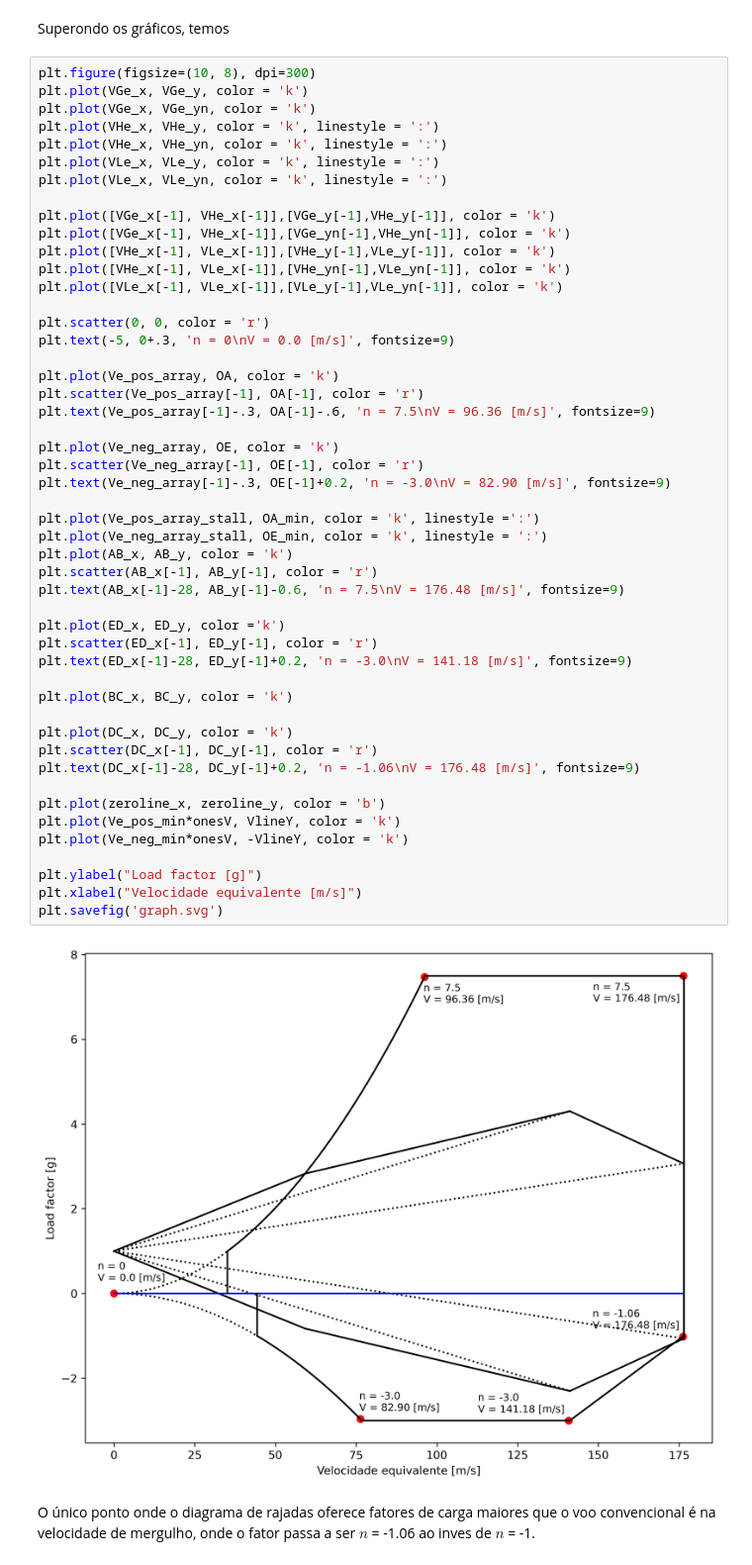
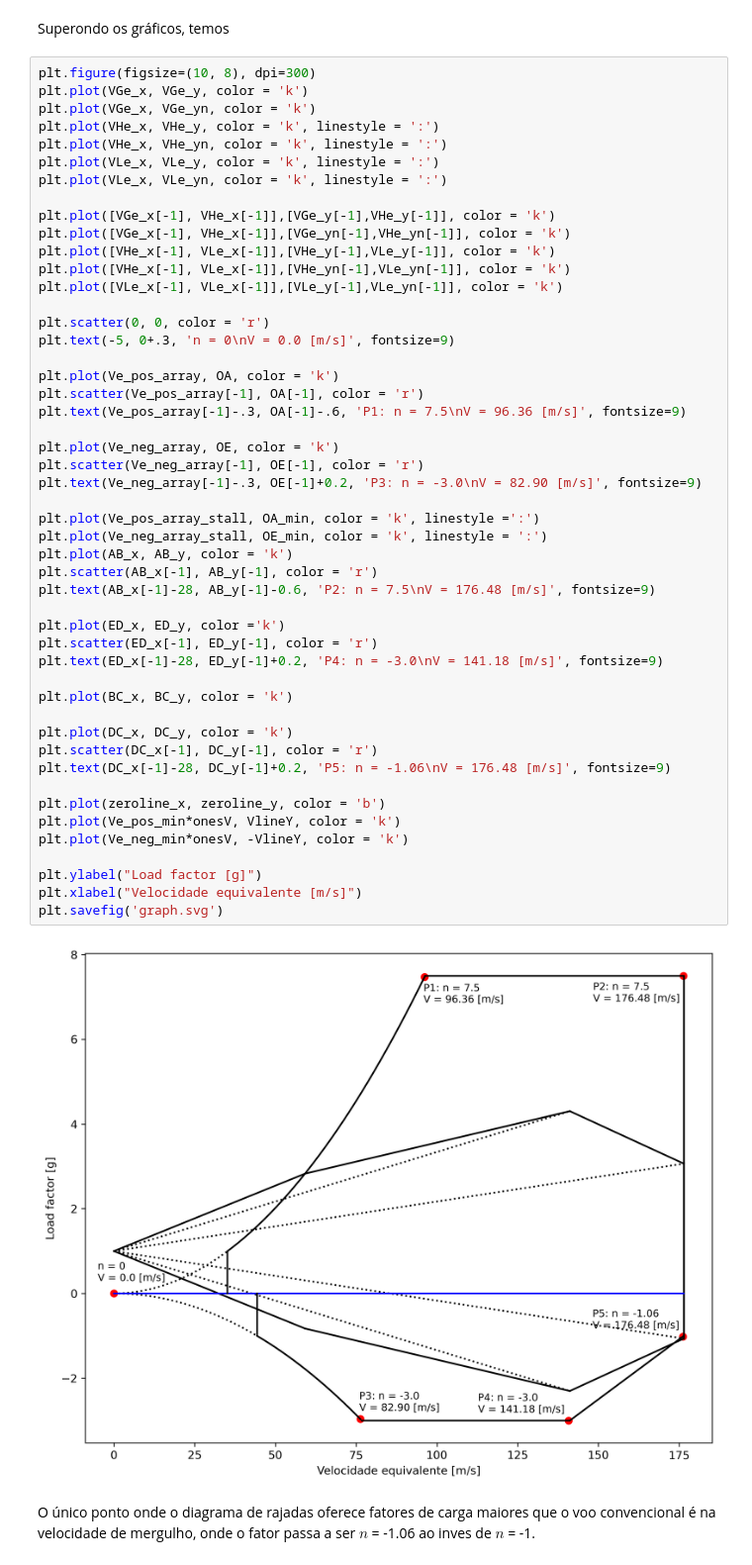
Before and after one commit to sehnemroger/A29_Structural, a Jupyter notebook: Análise estrutural da asa EMB314.ipynb, the cells around one changed output. Shown at 99% size. Drawn from its saved outputs; the diff is of its cells as text.

```diff
--- a/Análise estrutural da asa EMB314.ipynb
+++ b/Análise estrutural da asa EMB314.ipynb
@@ -798,38 +799,38 @@ plt.plot([VLe_x[-1], VLe_x[-1]],[VLe_y[-1],VLe_yn[-1]], color = 'k')
 plt.scatter(0, 0, color = 'r')
 plt.text(-5, 0+.3, 'n = 0\nV = 0.0 [m/s]', fontsize=9)
 
 plt.plot(Ve_pos_array, OA, color = 'k')
 plt.scatter(Ve_pos_array[-1], OA[-1], color = 'r')
-plt.text(Ve_pos_array[-1]-.3, OA[-1]-.6, 'n = 7.5\nV = 96.36 [m/s]', fontsize=9)
+plt.text(Ve_pos_array[-1]-.3, OA[-1]-.6, 'P1: n = 7.5\nV = 96.36 [m/s]', fontsize=9)
 
 plt.plot(Ve_neg_array, OE, color = 'k')
 plt.scatter(Ve_neg_array[-1], OE[-1], color = 'r')
-plt.text(Ve_neg_array[-1]-.3, OE[-1]+0.2, 'n = -3.0\nV = 82.90 [m/s]', fontsize=9)
+plt.text(Ve_neg_array[-1]-.3, OE[-1]+0.2, 'P3: n = -3.0\nV = 82.90 [m/s]', fontsize=9)
 
 plt.plot(Ve_pos_array_stall, OA_min, color = 'k', linestyle =':')
 plt.plot(Ve_neg_array_stall, OE_min, color = 'k', linestyle = ':')
 plt.plot(AB_x, AB_y, color = 'k')
 plt.scatter(AB_x[-1], AB_y[-1], color = 'r')
-plt.text(AB_x[-1]-28, AB_y[-1]-0.6, 'n = 7.5\nV = 176.48 [m/s]', fontsize=9)
+plt.text(AB_x[-1]-28, AB_y[-1]-0.6, 'P2: n = 7.5\nV = 176.48 [m/s]', fontsize=9)
 
 plt.plot(ED_x, ED_y, color ='k')
 plt.scatter(ED_x[-1], ED_y[-1], color = 'r')
-plt.text(ED_x[-1]-28, ED_y[-1]+0.2, 'n = -3.0\nV = 141.18 [m/s]', fontsize=9)
+plt.text(ED_x[-1]-28, ED_y[-1]+0.2, 'P4: n = -3.0\nV = 141.18 [m/s]', fontsize=9)
 
 plt.plot(BC_x, BC_y, color = 'k')
 
 plt.plot(DC_x, DC_y, color = 'k')
 plt.scatter(DC_x[-1], DC_y[-1], color = 'r')
-plt.text(DC_x[-1]-28, DC_y[-1]+0.2, 'n = -1.06\nV = 176.48 [m/s]', fontsize=9)
+plt.text(DC_x[-1]-28, DC_y[-1]+0.2, 'P5: n = -1.06\nV = 176.48 [m/s]', fontsize=9)
 
 plt.plot(zeroline_x, zeroline_y, color = 'b')
 plt.plot(Ve_pos_min*onesV, VlineY, color = 'k')
 plt.plot(Ve_neg_min*onesV, -VlineY, color = 'k')
 
 plt.ylabel("Load factor [g]")
 plt.xlabel("Velocidade equivalente [m/s]")
 plt.savefig('graph.svg')
 # %% [output]
-[figure, old version]
+[figure, new version]
 # %% [markdown]
 O único ponto onde o diagrama de rajadas oferece fatores de carga maiores que o voo convencional é na velocidade de mergulho, onde o fator passa a ser $n$ = -1.06 ao inves de $n$ = -1.
```
Also changed, not shown: parts of 15 cells of this notebook, 1 other file.
